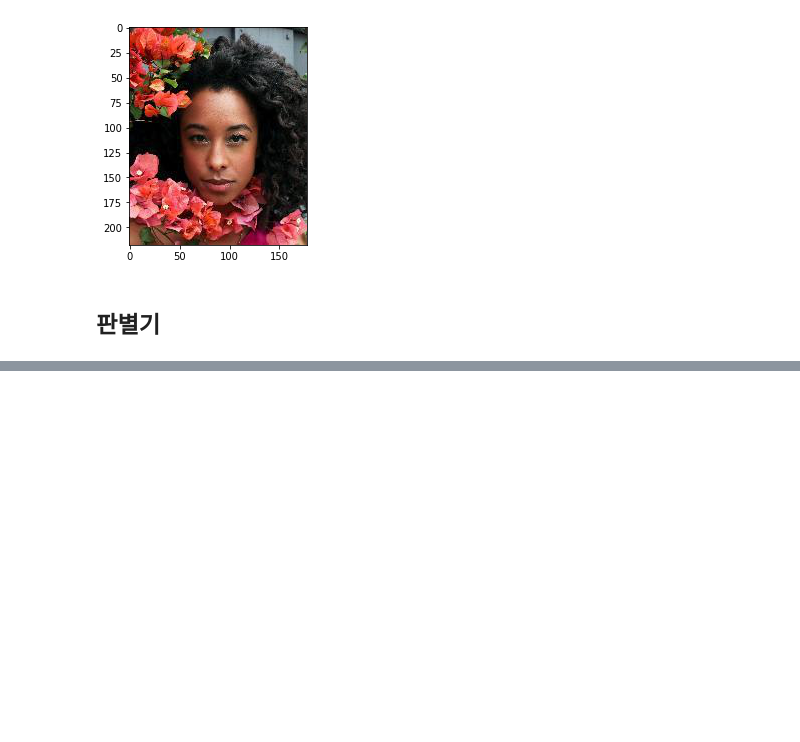
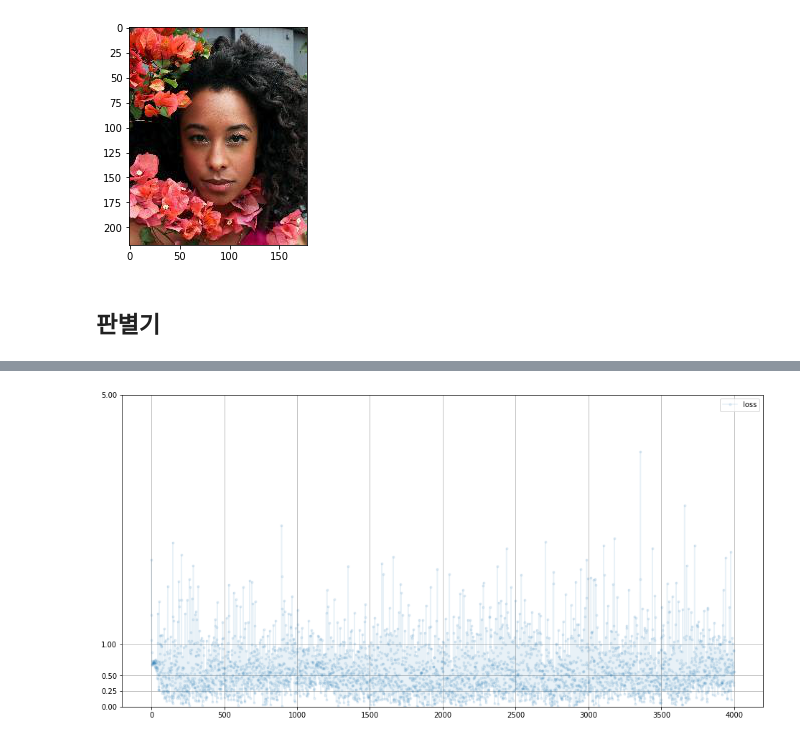
Before and after one commit to DeuklyoungKo/MakeYourFirstGANWithPyTorch, a Jupyter notebook: ch08_04_face_Generator.ipynb, the cells around one changed output, grey strips where cells are left out. Cells and saved outputs as stored; diff of their text form; code cells hidden in the pictures; blank space fills up the shorter version.

```diff
--- a/ch08_04_face_Generator.ipynb
+++ b/ch08_04_face_Generator.ipynb
@@ -169,11 +151,11 @@ def generate_random_seed(size):
 # %%
 # %%time
 
-D = Discriminator()
+# D = Discriminator()
 
-D.to(device)
+# D.to(device)
 
-for image_data_tensor in celeba_dataset:
-  D.train(image_data_tensor, torch.cuda.FloatTensor([1.0]))
-  D.train(generate_random_image((218,178,3)), torch.FloatTensor([0.0]))
-  pass
+# for image_data_tensor in celeba_dataset:
+#   D.train(image_data_tensor, torch.cuda.FloatTensor([1.0]))
+#   D.train(generate_random_image((218,178,3)), torch.FloatTensor([0.0]))
+#   pass
@@ -198,0 +243,22 @@ AssertionError: ignored
+# %%
+%%time
+
+D = Discriminator()
+D.optimiser.param_groups[0]['capturable'] = True
+D.to(device)
+G = Generator()
+G.optimiser.param_groups[0]['capturable'] = True
+G.to(device)
+
+epochs = 1
+
+for epoch in range(epochs):
+  print("epoch = ", epoch + 1)
+
+  for image_data_tensor in celeba_dataset:
+    D.train(image_data_tensor, torch.cuda.FloatTensor([1.0]))
+    D.train(G.forward(generate_random_seed(100)).detach(), torch.cuda.FloatTensor([0.0]))
+    G.train(D, generate_random_seed(100), torch.cuda.FloatTensor([1.0]))
+    pass
+
+  pass
@@ -198,0 +273,4 @@ AssertionError: ignored
+# %%
+D.plot_progress2()
+# %% [output]
+[figure, added]
```
Also changed, not shown: parts of 12 cells of this notebook.
